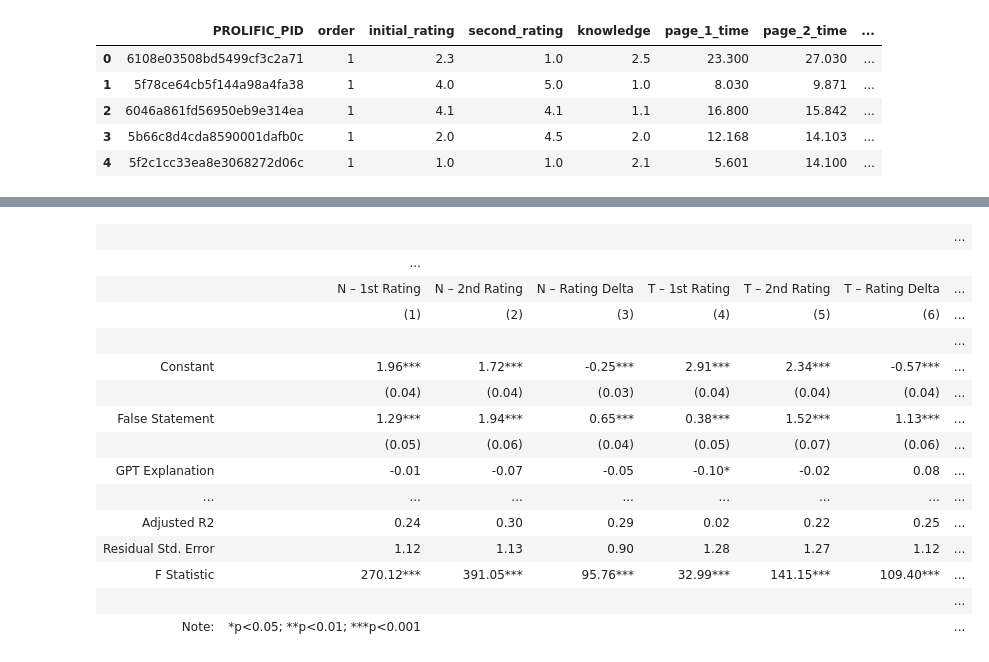
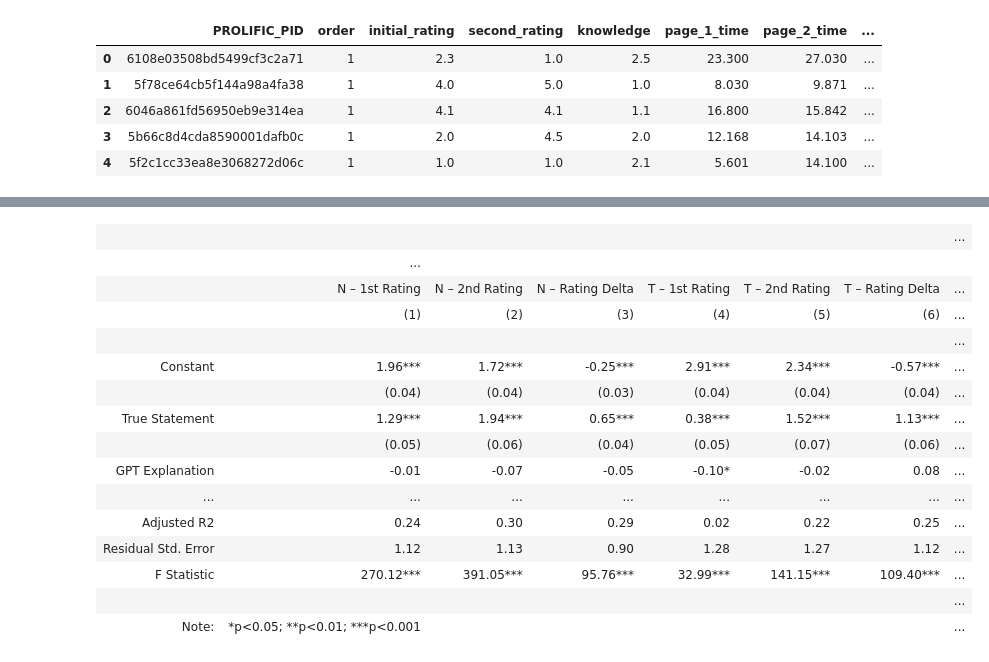
Before and after one commit to valleballe/deceptive-ai, a Jupyter notebook: analysis_1_14_mg.ipynb, the cells around one changed output, grey strips where cells are left out. Saved outputs shown, nothing was run; the diff lists cells and outputs as text; code cells hidden in the pictures.

```diff
--- a/analysis_1_14_mg.ipynb
+++ b/analysis_1_14_mg.ipynb
@@ -38,15 +38,15 @@ df.head()
 # %%
 # creating dummy variables aka binary features
 df["trivia"] = df.stimulation=="trivia"
-df["false_statement"] = (df.ground_truth==True).astype(int)
+df["true_statement"] = (df.ground_truth==True).astype(int)
 df["explanation"] = (df.condition=="flag+explanation").astype(int)
 df["deceptive_feedback"] = (df.explanation_type=="Deceptive").astype(int)
 
 
 df["deceptive_feedback_x_explanation"] = df["deceptive_feedback"]*df["explanation"]
-df["deceptive_feedback_x_false_statement"] = df["deceptive_feedback"]*df["false_statement"]
-df["deceptive_feedback_x_fs_x_explanation"] = df["deceptive_feedback"]*df["explanation"]*df["false_statement"]
-df["explanation_x_false_statement"] = df["explanation"]*df["false_statement"]
+df["deceptive_feedback_x_true_statement"] = df["deceptive_feedback"]*df["true_statement"]
+df["deceptive_feedback_x_ts_x_explanation"] = df["deceptive_feedback"]*df["explanation"]*df["true_statement"]
+df["explanation_x_true_statement"] = df["explanation"]*df["true_statement"]
 
 df["rating_delta"] = df.second_rating - df.initial_rating
 # %%
@@ -78,27 +135,28 @@ for stimuli in [0,1]:
         i = df[df.trivia==stimuli]
         res = sm.OLS(i[dv],
                       sm.add_constant(i[[
-                          'false_statement',
+                          'true_statement',
                           'explanation',
-                          "explanation_x_false_statement",
+                          "explanation_x_true_statement",
                           'deceptive_feedback',
-                          'deceptive_feedback_x_false_statement',
+                          'deceptive_feedback_x_true_statement',
                           "deceptive_feedback_x_explanation",
-                          "deceptive_feedback_x_fs_x_explanation",
+                          "deceptive_feedback_x_ts_x_explanation",
                           "CRT",
                       ]]),
                       M=sm.robust.norms.HuberT()).fit(cov_type='cluster', cov_kwds={'groups': i['PROLIFIC_PID']})
         x.append(res)
+
 stargazer = Stargazer([x[0],x[1],x[2],x[3],x[4],x[5]])
 stargazer.covariate_order([
                             'const',
-                            'false_statement',
+                            'true_statement',
                             'explanation',
-                            "explanation_x_false_statement",
+                            "explanation_x_true_statement",
                             'deceptive_feedback',
-                            'deceptive_feedback_x_false_statement',
+                            'deceptive_feedback_x_true_statement',
                             "deceptive_feedback_x_explanation",
-                            "deceptive_feedback_x_fs_x_explanation",
+                            "deceptive_feedback_x_ts_x_explanation",
                             "CRT",
                           ])
 stargazer.custom_columns(['N – 1st Rating', 'N – 2nd Rating',"N – Rating Delta",
@@ -106,44 +164,44 @@ stargazer.custom_columns(['N – 1st Rating', 'N – 2nd Rating',"N – Rating D
                          [1,1,1,1,1,1])
 stargazer.rename_covariates({
                             'const':'Constant',
-                            'false_statement': "False Statement",
+                            'true_statement': "True Statement",
                             'explanation':"GPT Explanation",
-                            "explanation_x_false_statement": "GPT Explanation * False Statement",
+                            "explanation_x_true_statement": "GPT Explanation * False Statement",
                             'deceptive_feedback': "Deceptive Feedback",
-                            'deceptive_feedback_x_false_statement': "Deceptive Feedback * False Statement",
+                            'deceptive_feedback_x_true_statement': "Deceptive Feedback * False Statement",
                             "deceptive_feedback_x_explanation": "Deceptive GPT Explanation",
-                            "deceptive_feedback_x_fs_x_explanation": "Deceptive GPT Explanation * False Statement",
+                            "deceptive_feedback_x_ts_x_explanation": "Deceptive GPT Explanation * False Statement",
                             })
 stargazer.significant_digits(2)
 stargazer.show_degrees_of_freedom(False)
 stargazer.significance_levels([0.05, 0.01, 0.001])
 stargazer.show_model_numbers(True)
 stargazer.add_line('Number of Participants', [
     df[df.trivia==0].PROLIFIC_PID.nunique(),
     df[df.trivia==0].PROLIFIC_PID.nunique(),
     df[df.trivia==0].PROLIFIC_PID.nunique(),
     df[df.trivia==1].PROLIFIC_PID.nunique(),
     df[df.trivia==1].PROLIFIC_PID.nunique(),
     df[df.trivia==1].PROLIFIC_PID.nunique(),
     ])
 stargazer.add_line('Number of Stimuli', [
     df[df.trivia==0].topic.nunique(),
     df[df.trivia==0].topic.nunique(),
     df[df.trivia==0].topic.nunique(),
     df[df.trivia==1].topic.nunique(),
     df[df.trivia==1].topic.nunique(),
     df[df.trivia==1].topic.nunique(),
     ])
 HTML(stargazer.render_html())
 # %% [output]
 |  |  |  |  |  |  |  | ... |
 |  | ... |
 |  | N – 1st Rating | N – 2nd Rating | N – Rating Delta | T – 1st Rating | T – 2nd Rating | T – Rating Delta | ... |
 |  | (1) | (2) | (3) | (4) | (5) | (6) | ... |
 |  |  |  |  |  |  |  | ... |
 | Constant | 1.96*** | 1.72*** | -0.25*** | 2.91*** | 2.34*** | -0.57*** | ... |
 |  | (0.04) | (0.04) | (0.03) | (0.04) | (0.04) | (0.04) | ... |
-| False Statement | 1.29*** | 1.94*** | 0.65*** | 0.38*** | 1.52*** | 1.13*** | ... |
+| True Statement | 1.29*** | 1.94*** | 0.65*** | 0.38*** | 1.52*** | 1.13*** | ... |
 |  | (0.05) | (0.06) | (0.04) | (0.05) | (0.07) | (0.06) | ... |
 | GPT Explanation | -0.01 | -0.07 | -0.05 | -0.10* | -0.02 | 0.08 | ... |
 | ... | ... | ... | ... | ... | ... | ... | ... |
```
Also changed, not shown: parts of 5 cells of this notebook.
